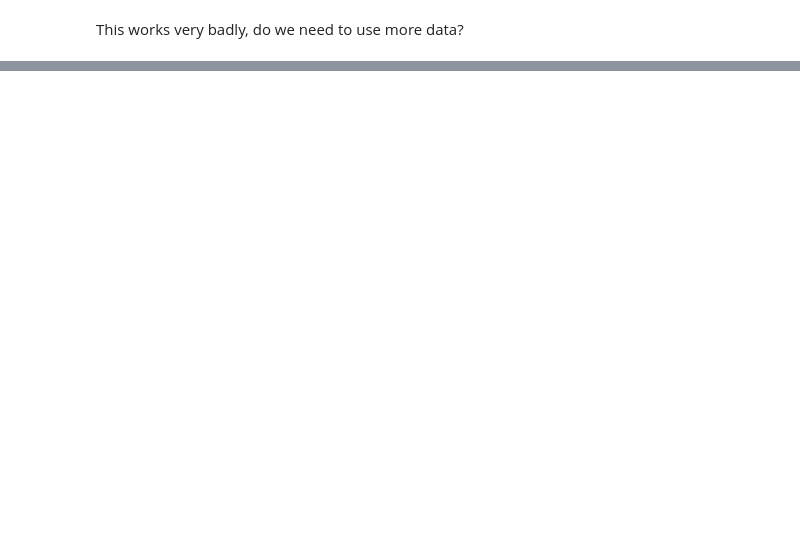
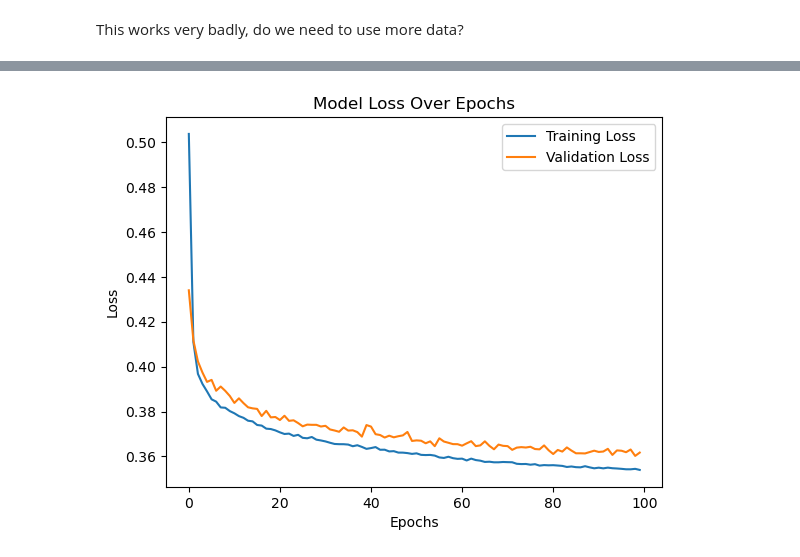
Before and after one commit to siljeberiksen/AI-in-industry, a Jupyter notebook: exam.ipynb, the cells around one changed output, grey strips where cells are left out. Drawn from its saved outputs; the diff is of its cells as text; code cells hidden in the pictures; blank space fills up the shorter version.

```diff
--- a/exam.ipynb
+++ b/exam.ipynb
@@ -410,0 +434,2 @@ This works very badly, do we need to use more data?
+# %%
+model = build_lstm_model((1, X_train.shape[1]))
@@ -410,0 +439,3 @@ This works very badly, do we need to use more data?
+# %%
+model.compile(optimizer='adam', loss='mse')
+history = model.fit(X_train_reshaped, y_train_normalized, epochs=200, batch_size=100, verbose=1)
@@ -410,0 +467,27 @@ This works very badly, do we need to use more data?
+# %%
+from tensorflow.keras.layers import LSTM, Dense
+from tensorflow.keras.models import Sequential
+from sklearn.preprocessing import MinMaxScaler
+
+X_train_reshaped = X_train.reshape((X_train.shape[0], 1, X_train.shape[1]))
+X_test_reshaped = X_test.reshape((X_test.shape[0], 1, X_test.shape[1]))
+
+def build_lstm_model(input_shape):
+    model = Sequential()
+    model.add(LSTM(50, activation='relu', input_shape=input_shape))
+    model.add(Dense(1))
+    model.compile(optimizer='adam', loss='mse')
+    return model
+
+input_shape = (X_train_reshaped.shape[1], X_train_reshaped.shape[2])
+
+model = build_lstm_model(input_shape)
+
+history = model.fit(X_train_reshaped, y_train_normalized, epochs=100, batch_size=72, verbose=2, validation_data=(X_test_reshaped, y_test_normalized))
+
+y_pred = model.predict(X_test_reshaped)
+
+#kanksje endre her?
+from sklearn.metrics import mean_squared_error
+mse = mean_squared_error(y_test_normalized, y_pred)
+print(f'MSE: {mse}')
@@ -410,0 +519,13 @@ This works very badly, do we need to use more data?
+# %%
+import matplotlib.pyplot as plt
+
+# Plot training & validation loss values
+plt.plot(history.history['loss'], label='Training Loss')
+plt.plot(history.history['val_loss'], label='Validation Loss')
+plt.title('Model Loss Over Epochs')
+plt.xlabel('Epochs')
+plt.ylabel('Loss')
+plt.legend()
+plt.show()
+# %% [output]
+[figure, added]
```
Also changed, not shown: parts of 15 cells of this notebook.
